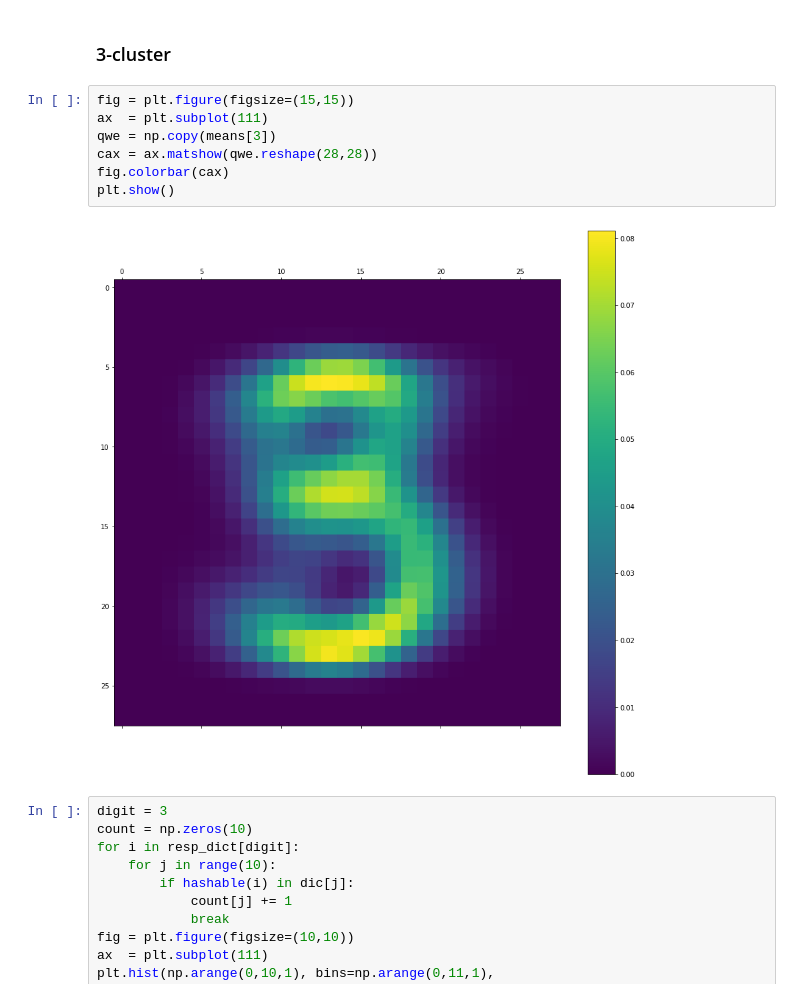
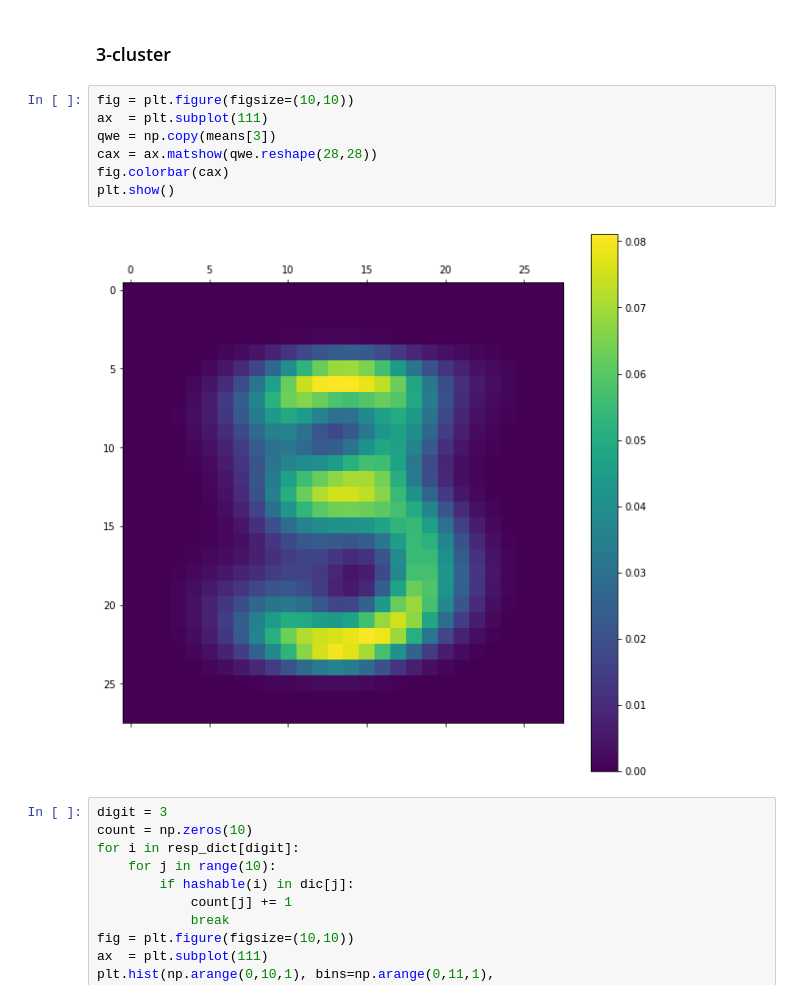
Before and after one commit to matteoneri/inference-and-learning-class, a Jupyter notebook: clustering/K-means.ipynb, the cells around one changed output. Drawn from its saved outputs; the diff is of its cells as text.

```diff
--- a/clustering/K-means.ipynb
+++ b/clustering/K-means.ipynb
@@ -313,14 +310,14 @@ plt.show()
 # %% [markdown]
 ### 3-cluster
 # %%
-fig = plt.figure(figsize=(15,15))
+fig = plt.figure(figsize=(10,10))
 ax  = plt.subplot(111)
 qwe = np.copy(means[3])
 cax = ax.matshow(qwe.reshape(28,28))
 fig.colorbar(cax)
 plt.show()
 # %% [output]
-[figure, old version]
+[figure, new version]
 # %%
 digit = 3
 count = np.zeros(10)
```
Also changed, not shown: parts of 10 cells of this notebook.
